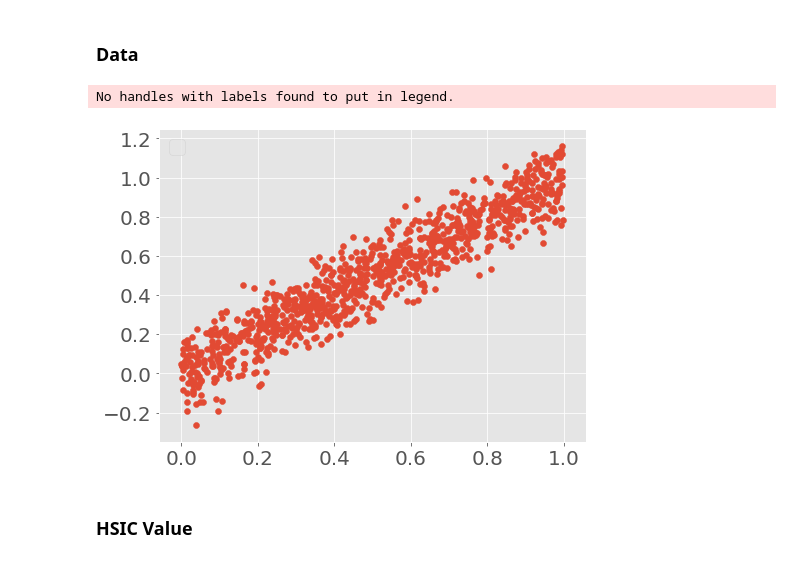
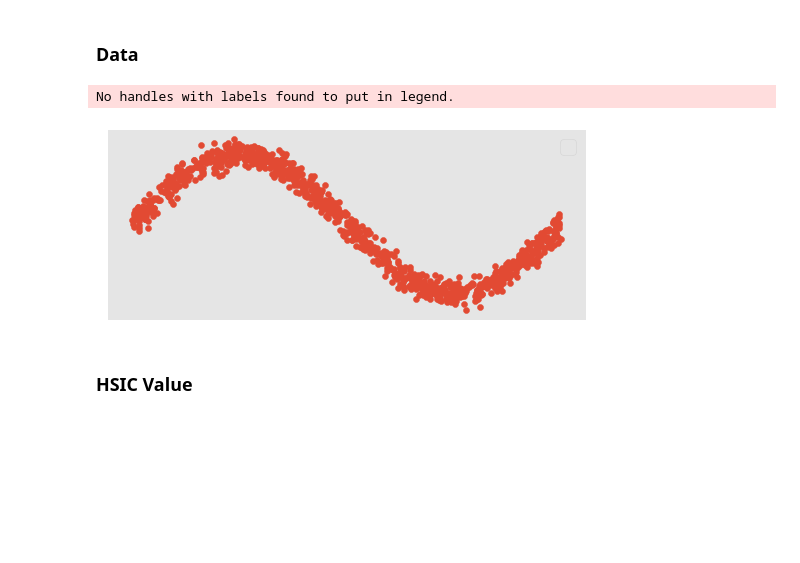
Before and after one commit to jejjohnson/hsic_alignment, a Jupyter notebook: notebooks/1_1D_initialize/0_preliminary_exp.ipynb, the cells around one changed output. Drawn from its saved outputs; the diff is of its cells as text; code cells hidden in the pictures; blank space fills up the shorter version.

```diff
--- a/notebooks/1_1D_initialize/0_preliminary_exp.ipynb
+++ b/notebooks/1_1D_initialize/0_preliminary_exp.ipynb
@@ -61,38 +61,41 @@ warnings.filterwarnings('ignore') # get rid of annoying warnings
 ### Data
 # %%
 # data params
-dataset = 'line'
+dataset = 'sine'
 num_points = 1000
 seed = 123
 noise_x = 0.1
 noise_y = 0.1
 
 # get dataset
 X, Y = generate_dependence_data(
     dataset=dataset,
     num_points=num_points,
     seed=seed,
     noise_x=noise_x,
     noise_y=noise_y
 )
 
-X_scale, Y_scale = X * 10, Y * 10
+X_scale, Y_scale = X * 1, Y * 1
 # plot
 
-fig, ax = plt.subplots(nrows=1, figsize=(7, 5))
+fig, ax = plt.subplots(nrows=1, figsize=(7, 3))
 
 ax.scatter(X, Y)
+ax.get_xaxis().set_visible(False)
+ax.get_yaxis().set_visible(False)
+# ax.set_aspect('equal', 'box')
 plt.legend(fontsize=20)
 plt.xticks(fontsize=20)
 plt.yticks(fontsize=20)
 plt.tight_layout()
 plt.show()
 
 save_path = f'{cwd}/../../results/figures/datasets/'
 fig.savefig(f"{save_path}demo_{dataset}.png")
 # %% [output]
 No handles with labels found to put in legend.
-[figure, old version]
+[figure, new version]
 # %% [markdown]
 ### HSIC Value
 # %% [markdown]
```
Also changed, not shown: parts of 15 cells of this notebook, 2 other files.
